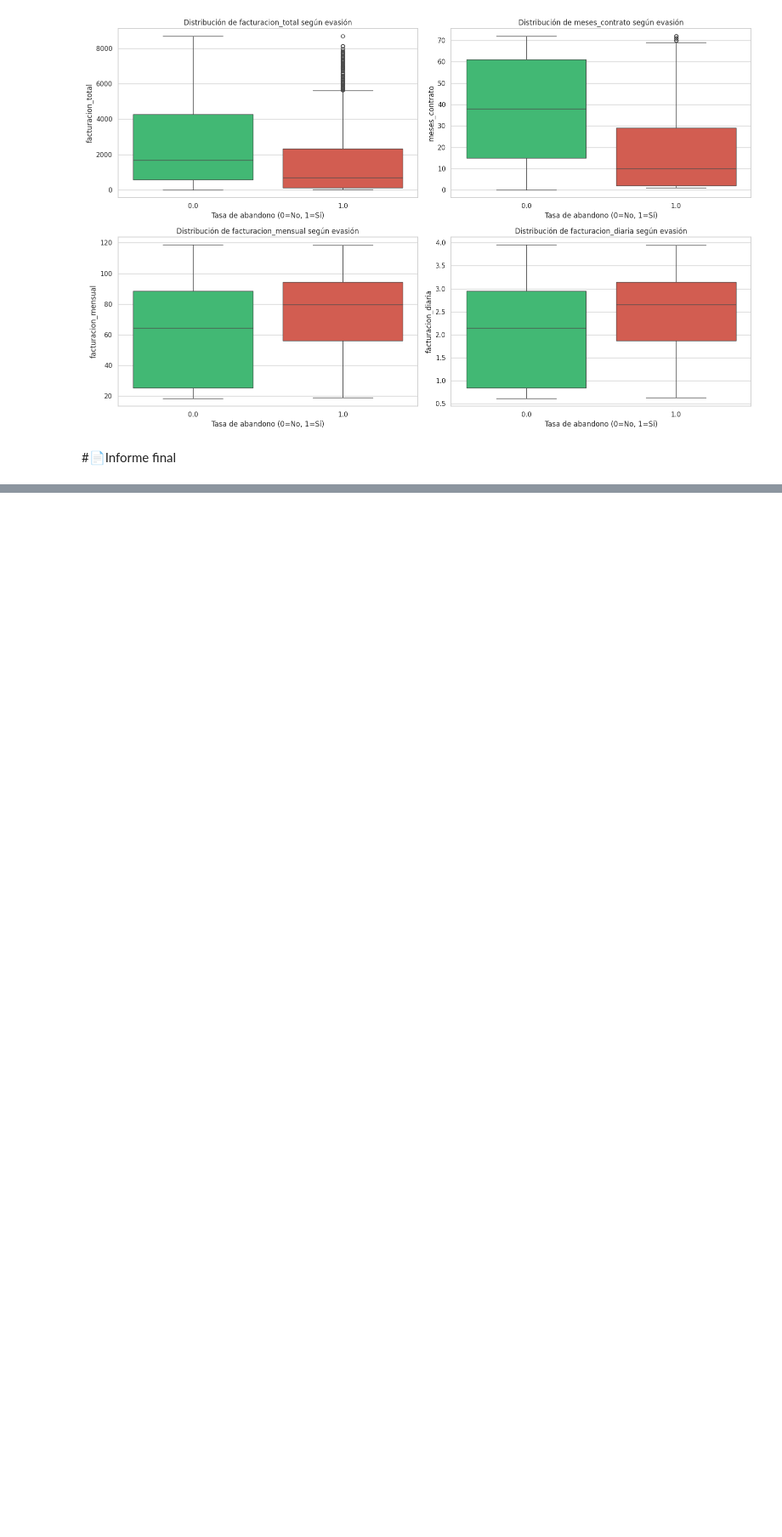
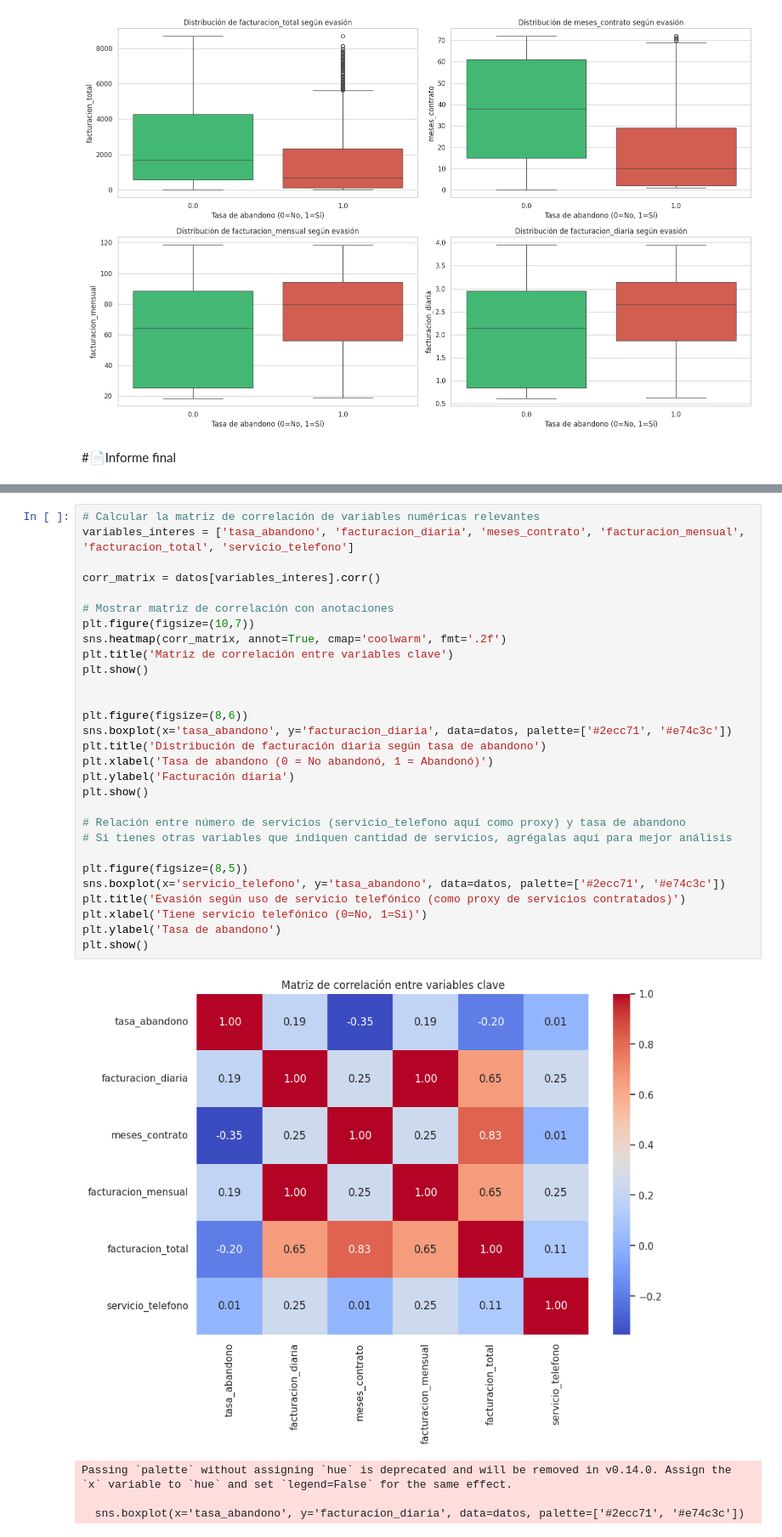
Before and after one commit to REVOLUTTION/TelecomX, a Jupyter notebook: TelecomX_LATAM.ipynb, the cells around one changed output, grey strips where cells are left out. Shown: that part at 85% size. Saved outputs shown, nothing was run; the diff lists cells and outputs as text; blank space fills up the shorter version.

```diff
--- a/TelecomX_LATAM.ipynb
+++ b/TelecomX_LATAM.ipynb
@@ -544,0 +632,34 @@ Passing `palette` without assigning `hue` is deprecated and will be removed in v
+# %%
+# Calcular la matriz de correlación de variables numéricas relevantes
+variables_interes = ['tasa_abandono', 'facturacion_diaria', 'meses_contrato', 'facturacion_mensual', 'facturacion_total', 'servicio_telefono']
+
+corr_matrix = datos[variables_interes].corr()
+
+# Mostrar matriz de correlación con anotaciones
+plt.figure(figsize=(10,7))
+sns.heatmap(corr_matrix, annot=True, cmap='coolwarm', fmt='.2f')
+plt.title('Matriz de correlación entre variables clave')
+plt.show()
+
+
+plt.figure(figsize=(8,6))
+sns.boxplot(x='tasa_abandono', y='facturacion_diaria', data=datos, palette=['#2ecc71', '#e74c3c'])
+plt.title('Distribución de facturación diaria según tasa de abandono')
+plt.xlabel('Tasa de abandono (0 = No abandonó, 1 = Abandonó)')
+plt.ylabel('Facturación diaria')
+plt.show()
+
+# Relación entre número de servicios (servicio_telefono aquí como proxy) y tasa de abandono
+# Si tienes otras variables que indiquen cantidad de servicios, agrégalas aquí para mejor análisis
+
+plt.figure(figsize=(8,5))
+sns.boxplot(x='servicio_telefono', y='tasa_abandono', data=datos, palette=['#2ecc71', '#e74c3c'])
+plt.title('Evasión según uso de servicio telefónico (como proxy de servicios contratados)')
+plt.xlabel('Tiene servicio telefónico (0=No, 1=Sí)')
+plt.ylabel('Tasa de abandono')
+plt.show()
+# %% [output]
+[figure, added]
+Passing `palette` without assigning `hue` is deprecated and will be removed in v0.14.0. Assign the `x` variable to `hue` and set `legend=False` for the same effect.
+
+  sns.boxplot(x='tasa_abandono', y='facturacion_diaria', data=datos, palette=['#2ecc71', '#e74c3c'])
```
Also changed, not shown: parts of 5 cells of this notebook.
